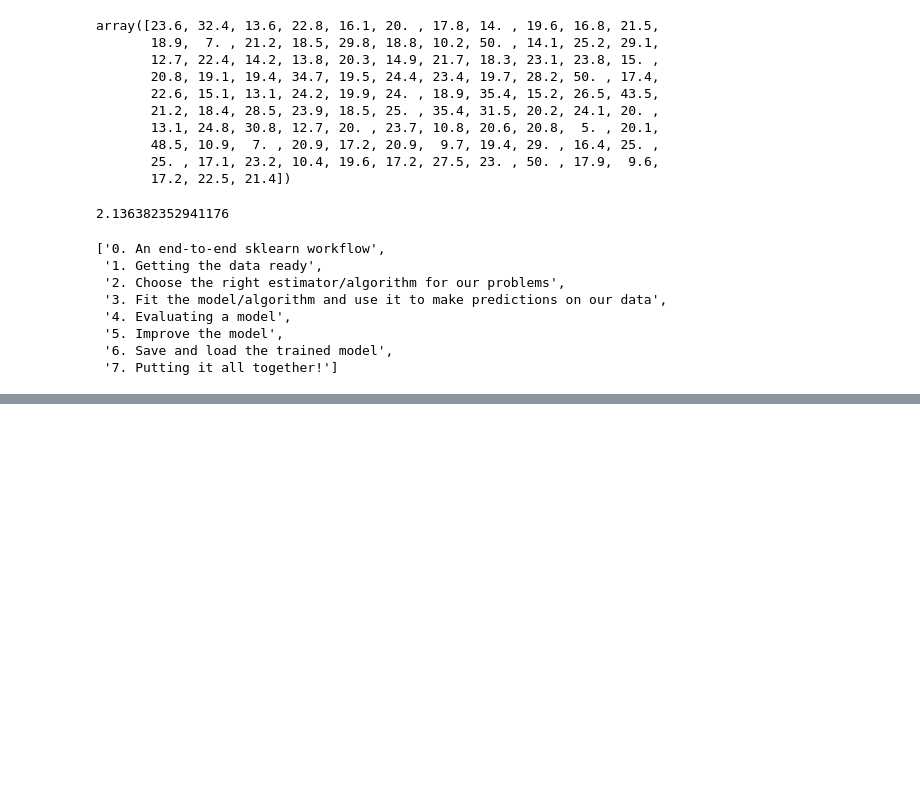
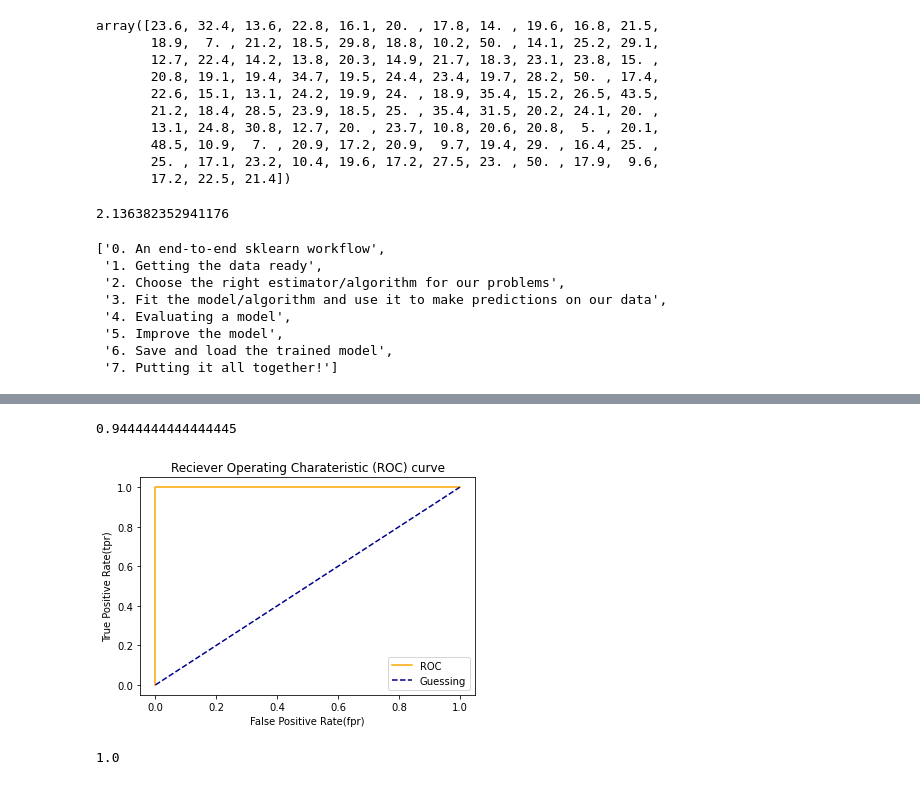
Before and after one commit to Ann-pixel/data-analysis, a Jupyter notebook: intro-scikit/intro-to-sci-kit-learn.ipynb, the cells around one changed output, grey strips where cells are left out. Saved outputs shown, nothing was run; the diff lists cells and outputs as text; code cells hidden in the pictures; blank space fills up the shorter version.

```diff
--- a/intro-scikit/intro-to-sci-kit-learn.ipynb
+++ b/intro-scikit/intro-to-sci-kit-learn.ipynb
@@ -753,0 +863,15 @@ cross_val_score(clf,X,y,cv = 5, scoring = None)
+# %%
+#imported roc_auc_score to get the score-
+roc_auc_score(y_test, y_probs_positive)
+# %% [output]
+0.9444444444444445
+# %%
+# Plot the perfect ROC curve and AUC curve
+fpr, tpr, threshold = roc_curve(y_test, y_test)
+plot_roc_curve(fpr, tpr)
+# %% [output]
+[figure, added]
+# %%
+roc_auc_score(y_test, y_test)
+# %% [output]
+1.0
```
Also changed, not shown: parts of 44 cells of this notebook.
